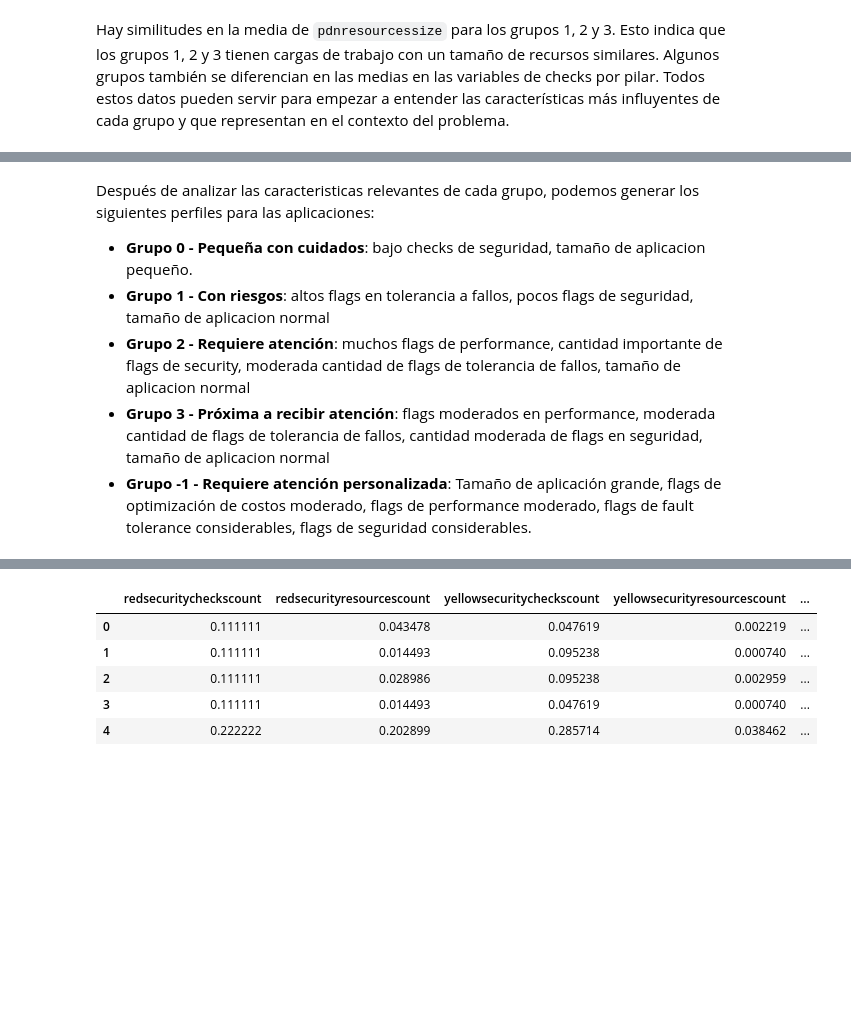
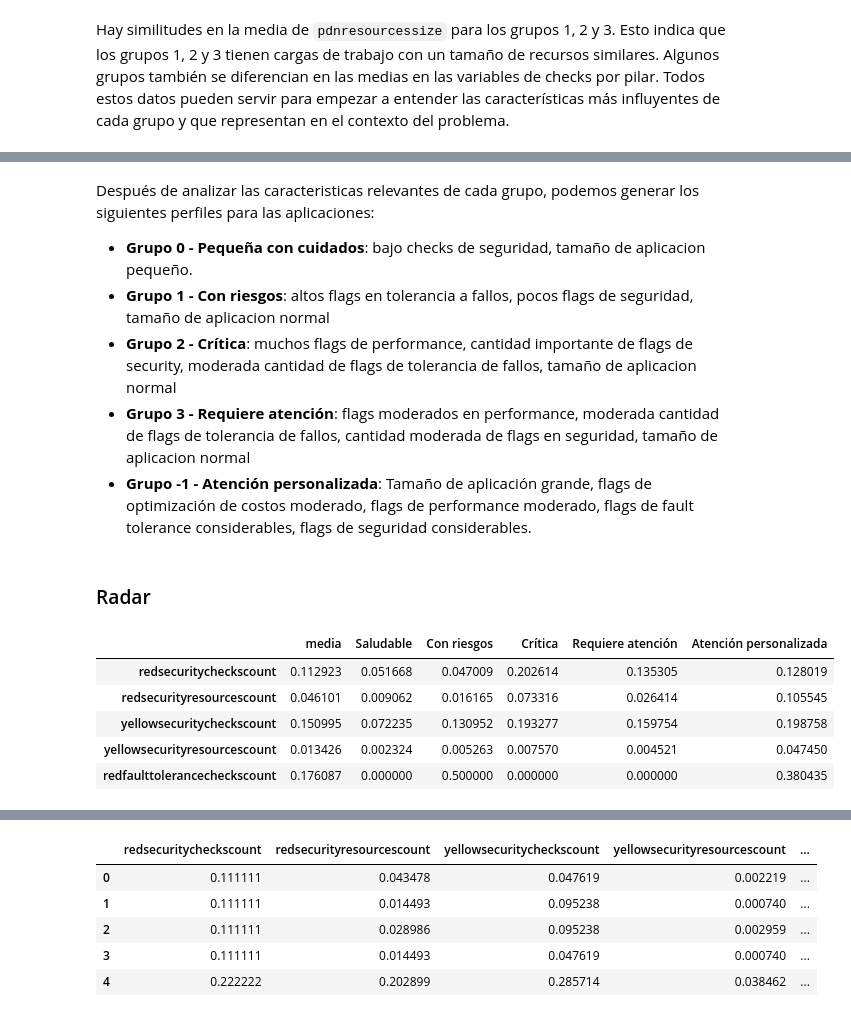
Before and after one commit to 00Fede/incubadora-aplicaciones, a Jupyter notebook: Model_Implementation.ipynb, the cells around one changed output, grey strips where cells are left out. Cells and saved outputs as stored; diff of their text form; code cells hidden in the pictures; blank space fills up the shorter version.

```diff
--- a/Model_Implementation.ipynb
+++ b/Model_Implementation.ipynb
@@ -272,6 +298,8 @@ Después de analizar las caracteristicas relevantes de cada grupo, podemos gener
 
 - **Grupo 0 - Pequeña con cuidados**: bajo checks de seguridad, tamaño de aplicacion pequeño.
 - **Grupo 1 - Con riesgos**: altos flags en tolerancia a fallos, pocos flags de seguridad, tamaño de aplicacion normal
-- **Grupo 2 - Requiere atención**: muchos flags de performance, cantidad importante de flags de security, moderada cantidad de flags de tolerancia de fallos, tamaño de aplicacion normal
-- **Grupo 3 - Próxima a recibir atención**: flags moderados en performance, moderada cantidad de flags de tolerancia de fallos, cantidad moderada de flags en seguridad, tamaño de aplicacion normal
-- **Grupo -1 - Requiere atención personalizada**: Tamaño de aplicación grande, flags de optimización de costos moderado, flags de performance moderado, flags de fault tolerance considerables, flags de seguridad considerables.
+- **Grupo 2 - Crítica**: muchos flags de performance, cantidad importante de flags de security, moderada cantidad de flags de tolerancia de fallos, tamaño de aplicacion normal
+- **Grupo 3 - Requiere atención**: flags moderados en performance, moderada cantidad de flags de tolerancia de fallos, cantidad moderada de flags en seguridad, tamaño de aplicacion normal
+- **Grupo -1 - Atención personalizada**: Tamaño de aplicación grande, flags de optimización de costos moderado, flags de performance moderado, flags de fault tolerance considerables, flags de seguridad considerables.
+# %% [markdown]
+### Radar
@@ -277,0 +337,11 @@ Después de analizar las caracteristicas relevantes de cada grupo, podemos gener
+# %%
+df_radar = pd.concat([pd.DataFrame(df_mean.mean(), columns=['media']), df_mean.T], axis=1)
+# %%
+df_radar.head()
+# %% [output]
+|  | media | Saludable | Con riesgos | Crítica | Requiere atención | Atención personalizada |
+| redsecuritycheckscount | 0.112923 | 0.051668 | 0.047009 | 0.202614 | 0.135305 | 0.128019 |
+| redsecurityresourcescount | 0.046101 | 0.009062 | 0.016165 | 0.073316 | 0.026414 | 0.105545 |
+| yellowsecuritycheckscount | 0.150995 | 0.072235 | 0.130952 | 0.193277 | 0.159754 | 0.198758 |
+| yellowsecurityresourcescount | 0.013426 | 0.002324 | 0.005263 | 0.007570 | 0.004521 | 0.047450 |
+| redfaulttolerancecheckscount | 0.176087 | 0.000000 | 0.500000 | 0.000000 | 0.000000 | 0.380435 |
```
Also changed, not shown: parts of 13 cells of this notebook, 8 other files.
